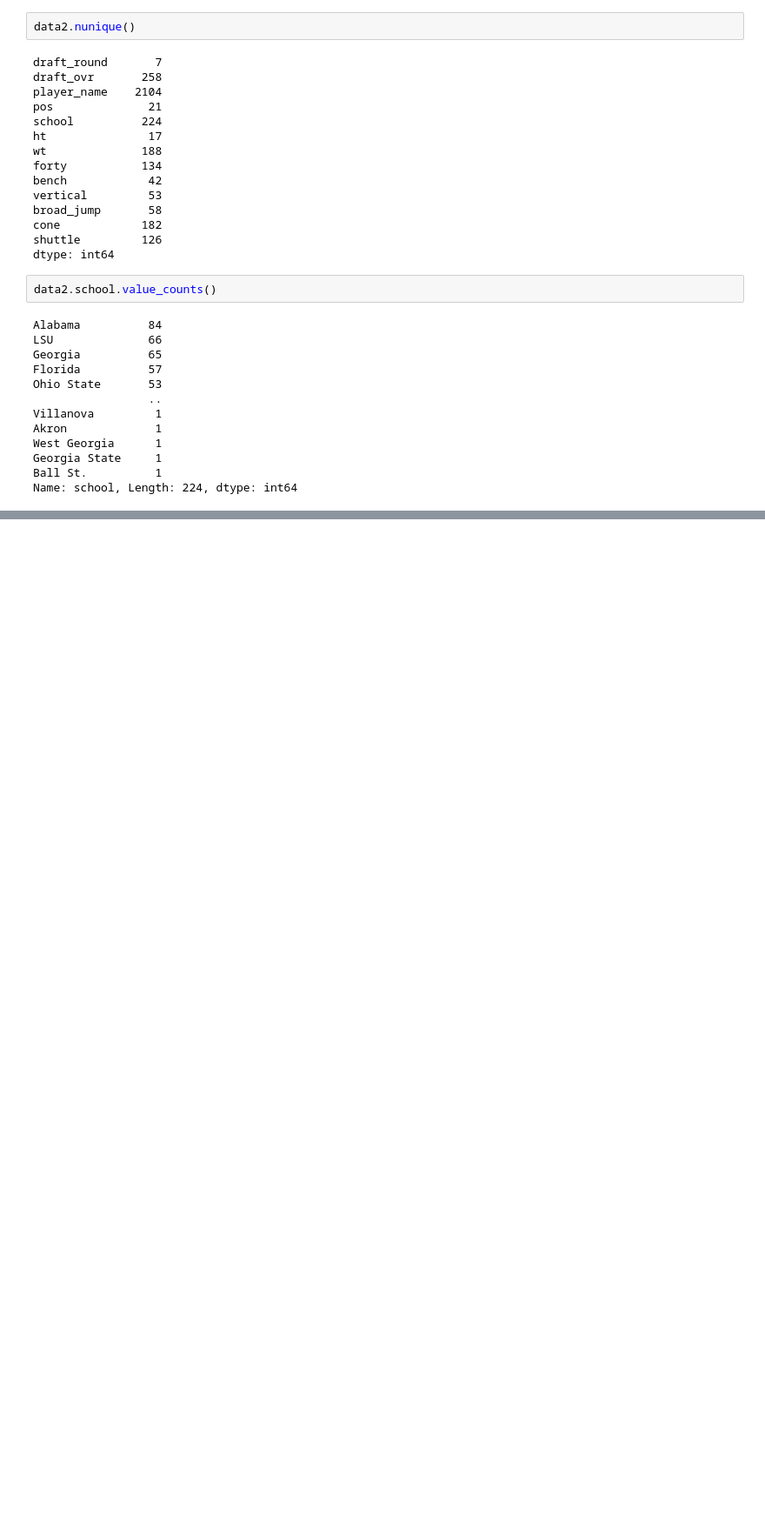
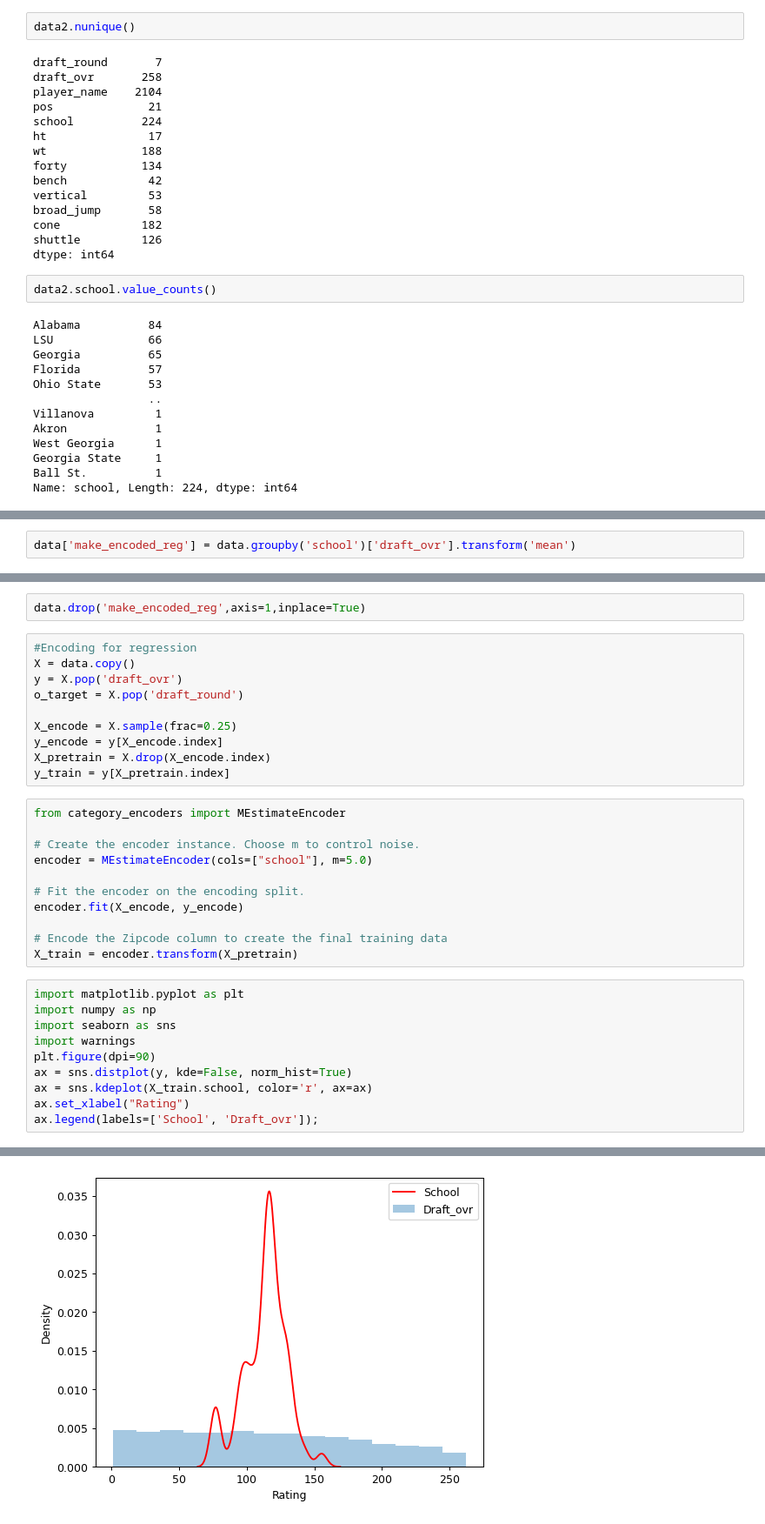
Before and after one commit to jlh28145/NFL-Draft-Combine, a Jupyter notebook: NFL Draft Combine Analysis.ipynb, the cells around one changed output, grey strips where cells are left out. Shown: that part at 87% size. Cells and saved outputs as stored; diff of their text form; blank space fills up the shorter version.

Commit message:
Regression Finished

```diff
--- a/NFL Draft Combine Analysis.ipynb
+++ b/NFL Draft Combine Analysis.ipynb
@@ -369,0 +411,2 @@ Name: school, Length: 224, dtype: int64
+# %%
+data['make_encoded_reg'] = data.groupby('school')['draft_ovr'].transform('mean')
@@ -369,0 +427,34 @@ Name: school, Length: 224, dtype: int64
+# %%
+data.drop('make_encoded_reg',axis=1,inplace=True)
+# %%
+#Encoding for regression
+X = data.copy()
+y = X.pop('draft_ovr')
+o_target = X.pop('draft_round')
+
+X_encode = X.sample(frac=0.25)
+y_encode = y[X_encode.index]
+X_pretrain = X.drop(X_encode.index)
+y_train = y[X_pretrain.index]
+# %%
+from category_encoders import MEstimateEncoder
+
+# Create the encoder instance. Choose m to control noise.
+encoder = MEstimateEncoder(cols=["school"], m=5.0)
+
+# Fit the encoder on the encoding split.
+encoder.fit(X_encode, y_encode)
+
+# Encode the Zipcode column to create the final training data
+X_train = encoder.transform(X_pretrain)
+# %%
+import matplotlib.pyplot as plt
+import numpy as np
+import seaborn as sns
+import warnings
+plt.figure(dpi=90)
+ax = sns.distplot(y, kde=False, norm_hist=True)
+ax = sns.kdeplot(X_train.school, color='r', ax=ax)
+ax.set_xlabel("Rating")
+ax.legend(labels=['School', 'Draft_ovr']);
+# %% [output]
@@ -369,0 +470 @@ Name: school, Length: 224, dtype: int64
+[figure, added]
```
Also changed, not shown: parts of 28 cells of this notebook, 1 other file.
